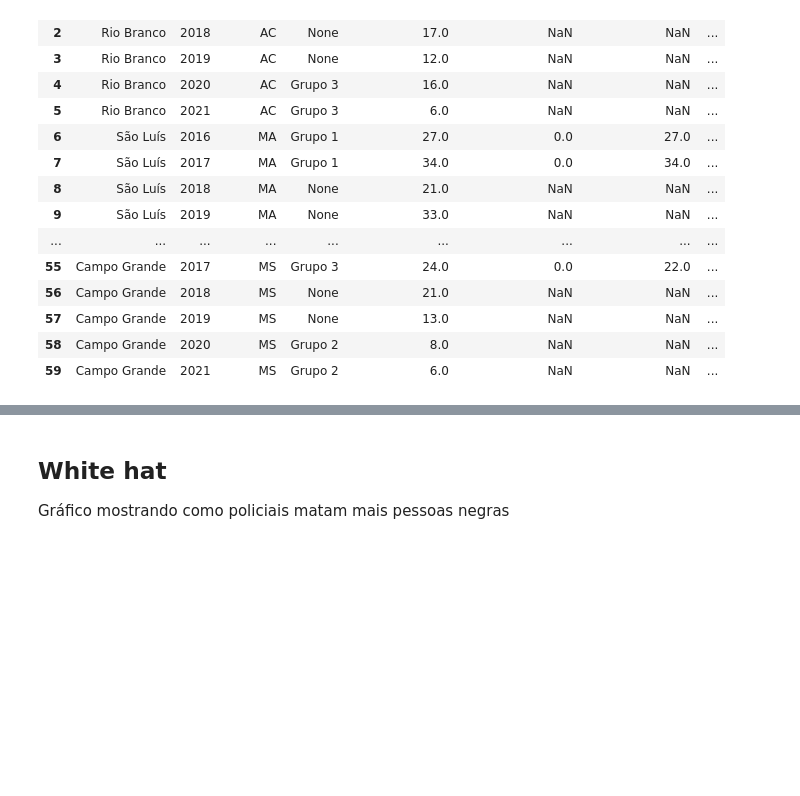
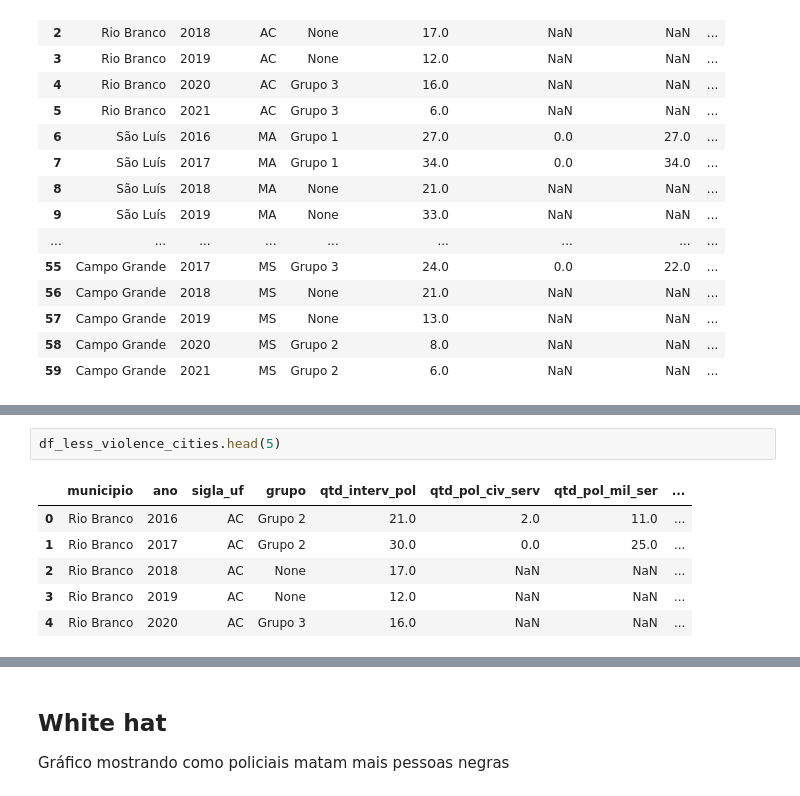
Before and after one commit to ddanieldma/data-visualization, a Jupyter notebook: T3/notebooks/transforming_data.ipynb, the cells around one changed output, grey strips where cells are left out. Saved outputs shown, nothing was run; the diff lists cells and outputs as text; blank space fills up the shorter version.

```diff
--- a/T3/notebooks/transforming_data.ipynb
+++ b/T3/notebooks/transforming_data.ipynb
@@ -350,0 +309,9 @@ stacked_area
+# %%
+df_less_violence_cities.head(5)
+# %% [output]
+|  | municipio | ano | sigla_uf | grupo | qtd_interv_pol | qtd_pol_civ_serv | qtd_pol_mil_ser | ... |
+| 0 | Rio Branco | 2016 | AC | Grupo 2 | 21.0 | 2.0 | 11.0 | ... |
+| 1 | Rio Branco | 2017 | AC | Grupo 2 | 30.0 | 0.0 | 25.0 | ... |
+| 2 | Rio Branco | 2018 | AC | None | 17.0 | NaN | NaN | ... |
+| 3 | Rio Branco | 2019 | AC | None | 12.0 | NaN | NaN | ... |
+| 4 | Rio Branco | 2020 | AC | Grupo 3 | 16.0 | NaN | NaN | ... |
```
Also changed, not shown: parts of 8 cells of this notebook, 2 other files.
